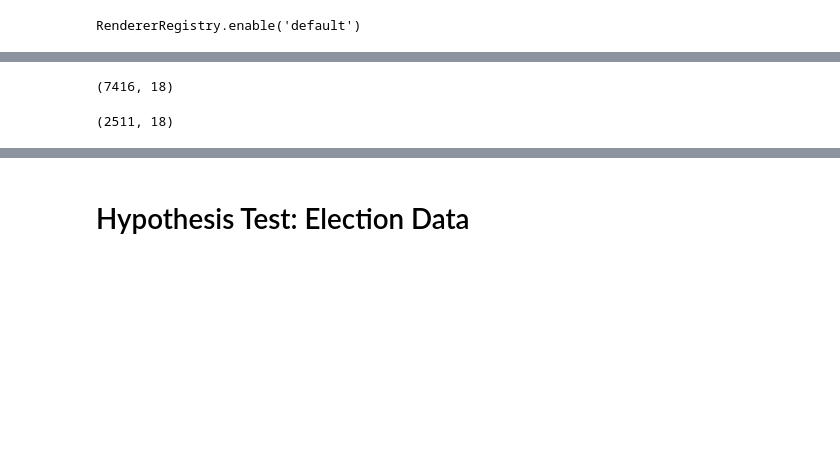
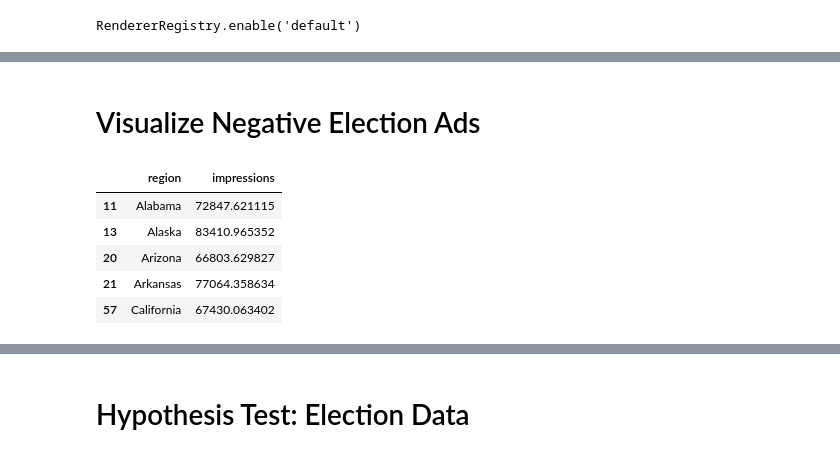
Before and after one commit to rpillai7/Facebook-Ads-Project, a Jupyter notebook: New_FB_Ads_Virtual.ipynb, the cells around one changed output, grey strips where cells are left out. Drawn from its saved outputs; the diff is of its cells as text; code cells hidden in the pictures; blank space fills up the shorter version.

```diff
--- a/New_FB_Ads_Virtual.ipynb
+++ b/New_FB_Ads_Virtual.ipynb
@@ -196,11 +172,18 @@ outline = alt.Chart(states).mark_geoshape(stroke='black', fillOpacity=0).project
 alt.layer(plot,outline)
 # %% [output]
 [interactive output not drawn]
-# %%
-df.shape
-# %% [output]
-(7416, 18)
-# %%
-df[df.get('sentiment') == 'NEGATIVE'].shape
-# %% [output]
-(2511, 18)
+# %% [markdown]
+# Visualize Negative Election Ads
+# %%
+negative_df = pd.concat(df_list, ignore_index = True)
+negative_df = negative_df[negative_df['sentiment'] == 'NEGATIVE']
+negative_df = negative_df.groupby('region').mean().reset_index()
+negative_df = negative_df[negative_df.get('region').isin(us_states) == True]
+negative_df.head()
+# %% [output]
+|  | region | impressions |
+| 11 | Alabama | 72847.621115 |
+| 13 | Alaska | 83410.965352 |
+| 20 | Arizona | 66803.629827 |
+| 21 | Arkansas | 77064.358634 |
+| 57 | California | 67430.063402 |
```
Also changed, not shown: parts of 54 cells of this notebook.
